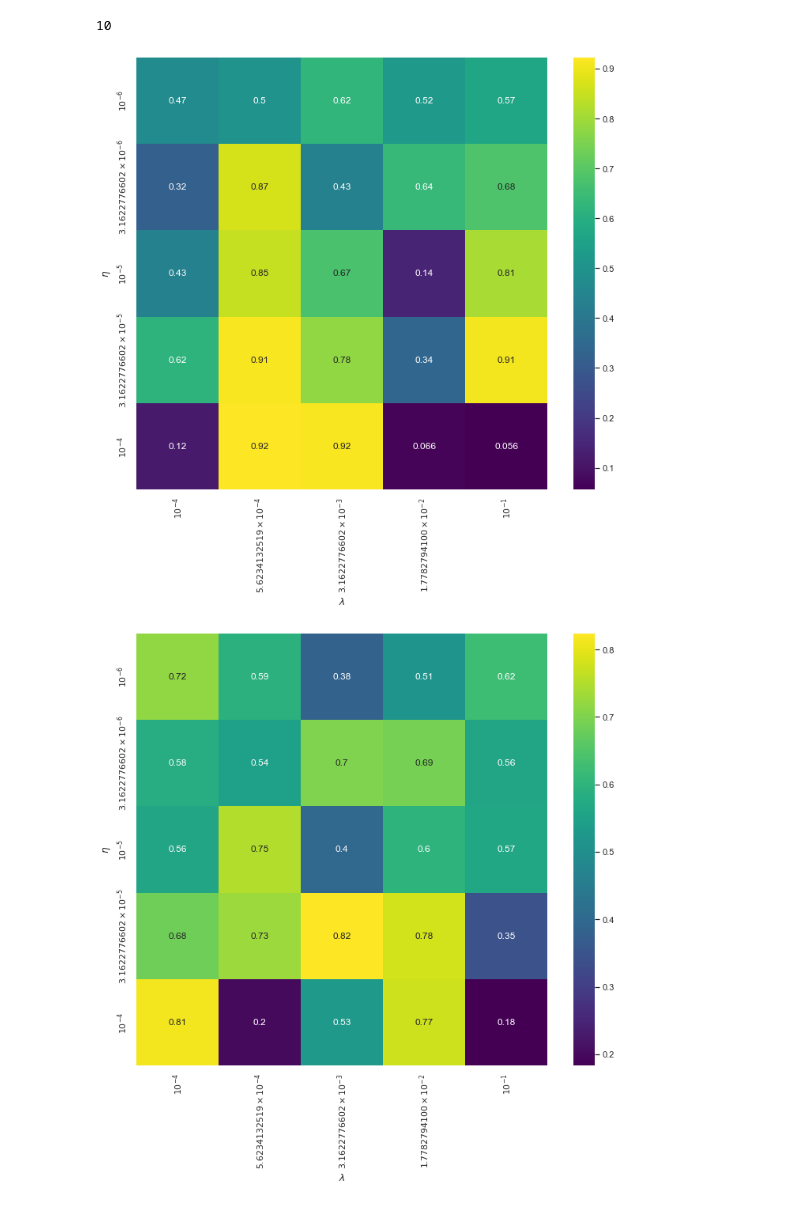
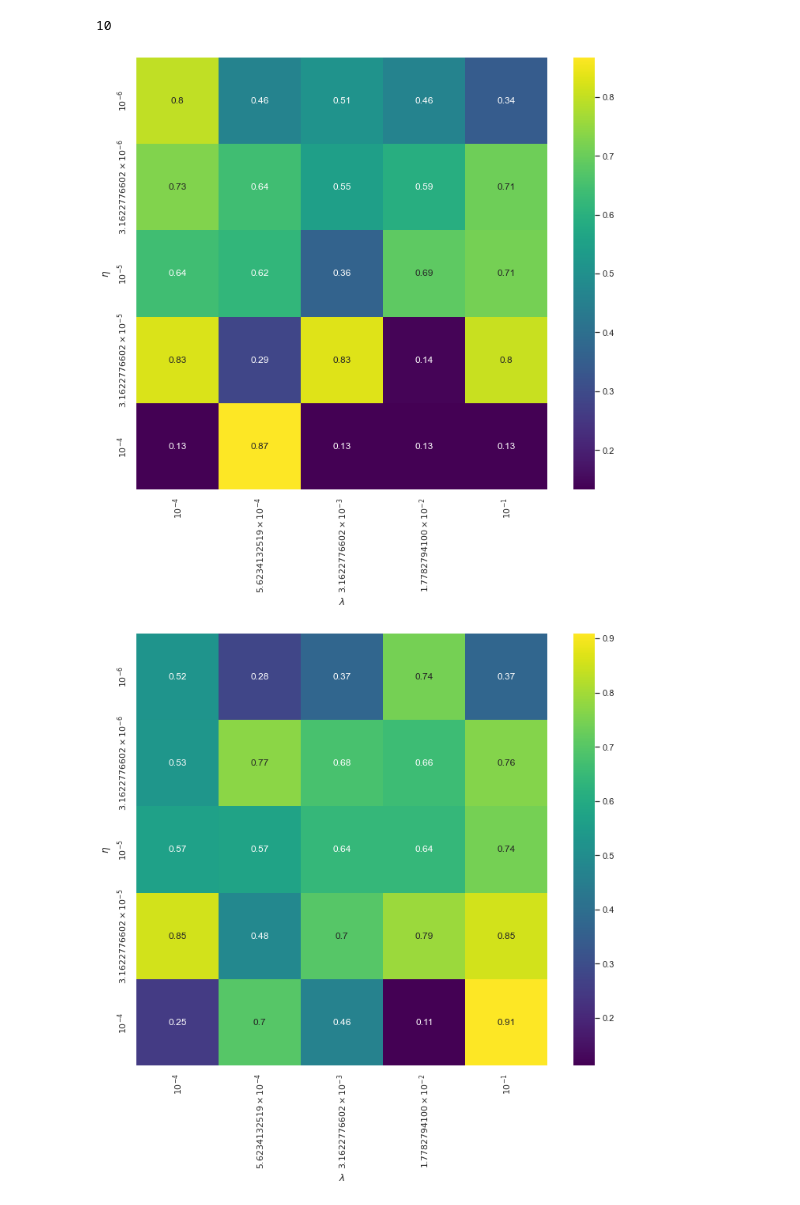
Before and after one commit to MortenTryti/MachineLearning, a Jupyter notebook: Project 2/Task e.ipynb, the cells around one changed output. Cells and saved outputs as stored; diff of their text form; code cells hidden in the pictures.

```diff
--- a/Project 2/Task e.ipynb
+++ b/Project 2/Task e.ipynb
@@ -246,8 +246,11 @@ for numEpochs in numEpochsarray:
 
                 weights = StocGradLogic(numberMinibach, numEpochs, X_train_scaled, y_train, eta,_lambda)
 
-                cancer_train_expo = X_train_scaled@weights
-                #print(cancer_train_expo.shape)
+
+
+
+                #cancer_train_expo = X_train_scaled@weights
+                cancer_train_expo = X_test_scaled@weights
                 #cancer_train_pred = X_train_scaled@weights
                 cancer_train_pred = sigmoid(cancer_train_expo)
                 #print(cancer_train_pred.T)
@@ -258,37 +261,37 @@ for numEpochs in numEpochsarray:
                         cancer_train_pred[n] = 1
                 #print(weights.T)
                 #print(accuracy_score(cancer_train_pred,y_train))
-                accuracy_array[i,j] = accuracy_score(cancer_train_pred,y_train)
+                accuracy_array[i,j] = accuracy_score(cancer_train_pred,y_test)
                 #print(cancer_train_pred.T)
 
 
         sns.set()
 
         #### Sets a log scale on the heat plot
         tick = ticker.ScalarFormatter(useOffset=False, useMathText=True)
         tick.set_powerlimits((0,0))
 
         tx = [u"${}$".format(tick.format_data(x)) for x in lambdas]
         ty = [u"${}$".format(tick.format_data(x)) for x in etas]
 
         #lambdas_sea = [lambdas[i] for i in range(len(lambdas))]
         #etas_sea =  [etas[i] for i in range(len(etas))]
 
         fig, ax = plt.subplots(figsize = (10, 10))
         sns.heatmap(data=accuracy_array,ax=ax, cmap="viridis",annot=True ,xticklabels=tx, yticklabels=ty,)
         ax.set_xlabel(r'$\lambda$')
         ax.set_ylabel(r'$\eta$')
         plt.tight_layout()
         #plt.savefig(f"Ridge_Task_a_adaptive_learn_NumEpochs{numEpochs[epoch_index]}_NumBach{numberMinibach[minibach_index]}_New.pdf")
         plt.show()
 
 
 
 """pred = X_train_scaled@weights
 pred = np.rint(pred)
 #print(pred)
 print(accuracy_score(pred,y_train))"""
 # %% [output]
 10
-[figure, old version]
+[figure, new version]
-[figure, old version]
+[figure, new version]
```
Also changed, not shown: parts of 1 cell of this notebook.
